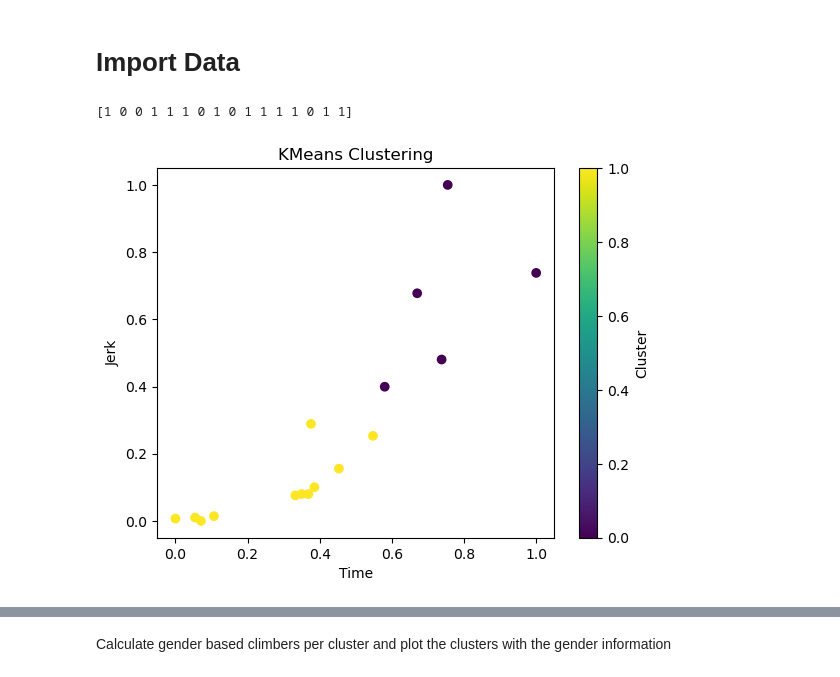
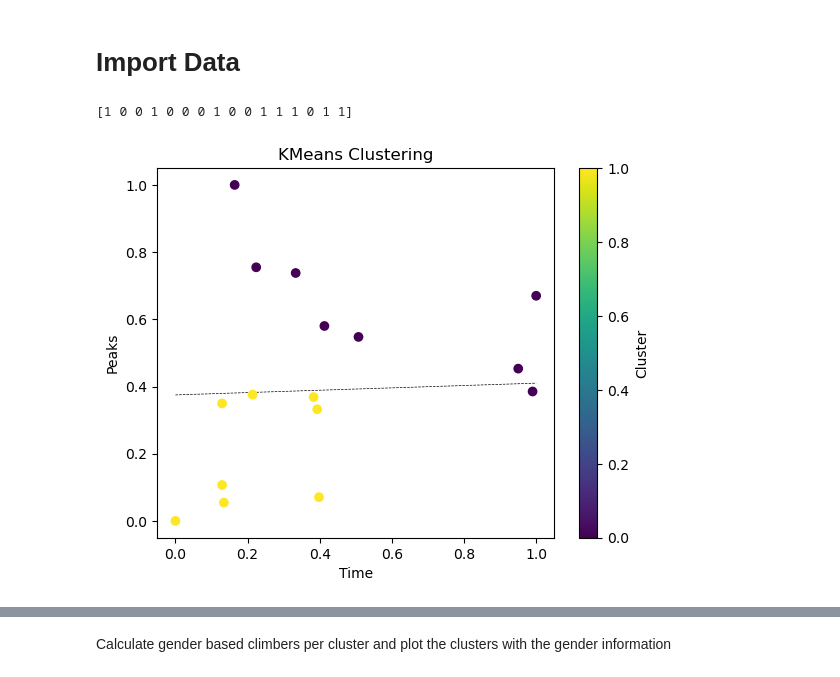
Before and after one commit to doertiboy/MasterStudy, a Jupyter notebook: 03_Clustering.ipynb, the cells around one changed output, grey strips where cells are left out. Cells and saved outputs as stored; diff of their text form; code cells hidden in the pictures.

```diff
--- a/03_Clustering.ipynb
+++ b/03_Clustering.ipynb
@@ -44,22 +49,25 @@ colors = [color0, color1]
 # %%
 def plotKMeans(data, cluster):
     kmeans = KMeans(n_clusters=cluster, random_state=0, n_init='auto').fit(data)
     print(kmeans.labels_)
 
-    plt.scatter(data[:, 0], data[:, 1], c=kmeans.labels_, cmap='viridis')
+    plt.scatter(data[:, 2], data[:, 0], c=kmeans.labels_, cmap='viridis', marker='o')
+
+    plt.plot([0, 1], [0.375, 0.41], linestyle='--', color='black', linewidth=0.5, zorder=0)
+
     plt.xlabel('Time')
-    plt.ylabel('Jerk')
+    plt.ylabel('Peaks')
     plt.title('KMeans Clustering')
     plt.colorbar(label='Cluster')
     plt.show()
 
 time_jerk = np.array([[t, j] for t, j in zip(time, jerk)])
 time_jerk_1 = np.array([[t, j] for t, j in zip(time_1, jerk_1)])
 time_jerk_2 = np.array([[t, j] for t, j in zip(time_2, jerk_3)])
 time_jerk_3 = np.array([[t, j] for t, j in zip(time_3, jerk_3)])
 
 
-plotKMeans(time_jerk, 2)
+plotKMeans(np.array([[t, j, p] for t, j, p in zip(time, jerk, peaks)]), 2)
 # %% [output]
-[1 0 0 1 1 1 0 1 0 1 1 1 1 0 1 1]
+[1 0 0 1 0 0 0 1 0 0 1 1 1 0 1 1]
-[figure, old version]
+[figure, new version]
```
Also changed, not shown: parts of 16 cells of this notebook, 35 other files.
